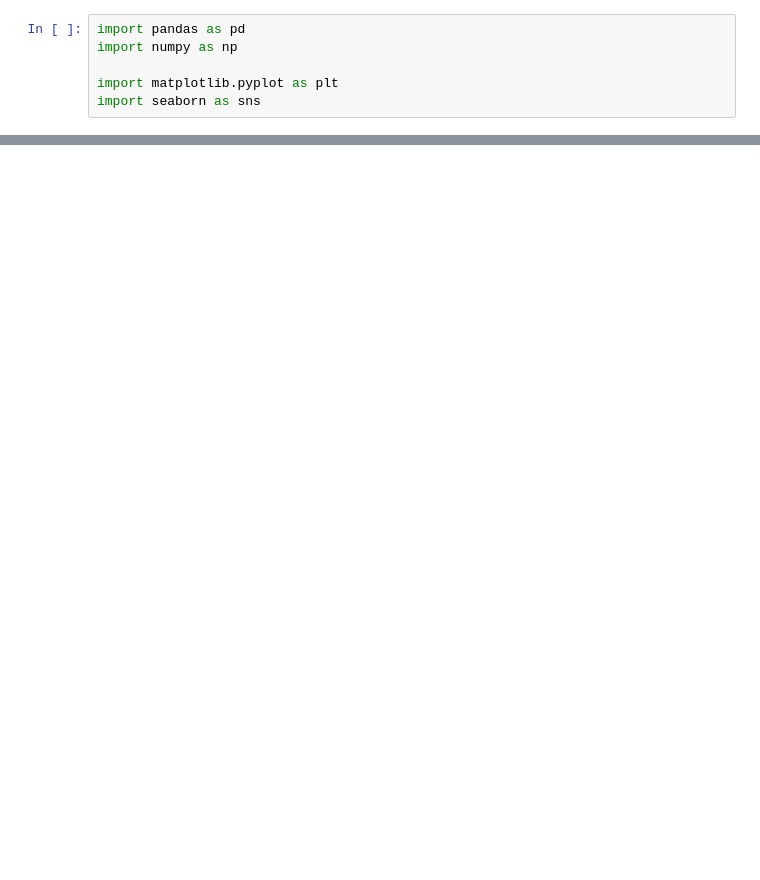
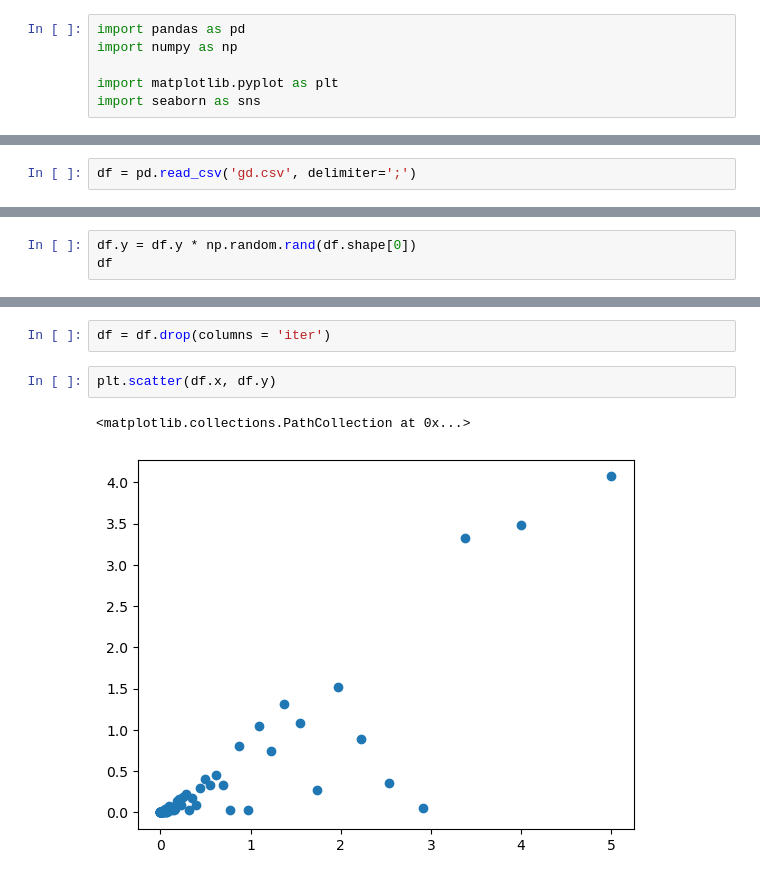
Before and after one commit to PatheticOTD/intercontinenral, a Jupyter notebook: snowtime.ipynb, the cells around one changed output, grey strips where cells are left out. Cells and saved outputs as stored; diff of their text form; blank space fills up the shorter version.

```diff
--- a/snowtime.ipynb
+++ b/snowtime.ipynb
@@ -190,0 +7,2 @@ sns.scatterplot(x = data.index, y = data.Age, c = data['Loan Default'], s = 100)
+# %%
+df = pd.read_csv('gd.csv', delimiter=';')
@@ -190,0 +15,3 @@ sns.scatterplot(x = data.index, y = data.Age, c = data['Loan Default'], s = 100)
+# %%
+df.y = df.y * np.random.rand(df.shape[0])
+df
@@ -190,0 +32,7 @@ sns.scatterplot(x = data.index, y = data.Age, c = data['Loan Default'], s = 100)
+# %%
+df = df.drop(columns = 'iter')
+# %%
+plt.scatter(df.x, df.y)
+# %% [output]
+<matplotlib.collections.PathCollection at 0x...>
+[figure, added]
```
Also changed, not shown: parts of 33 cells of this notebook, 2 other files.
